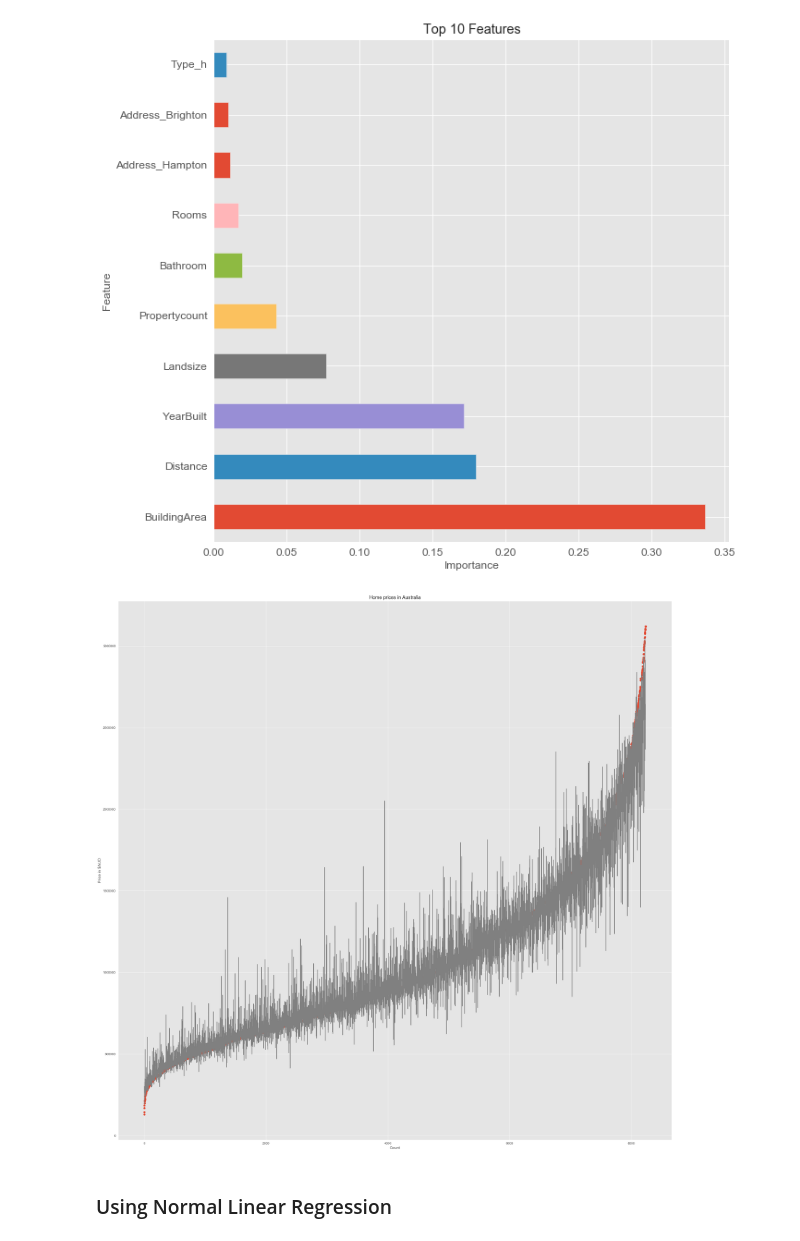
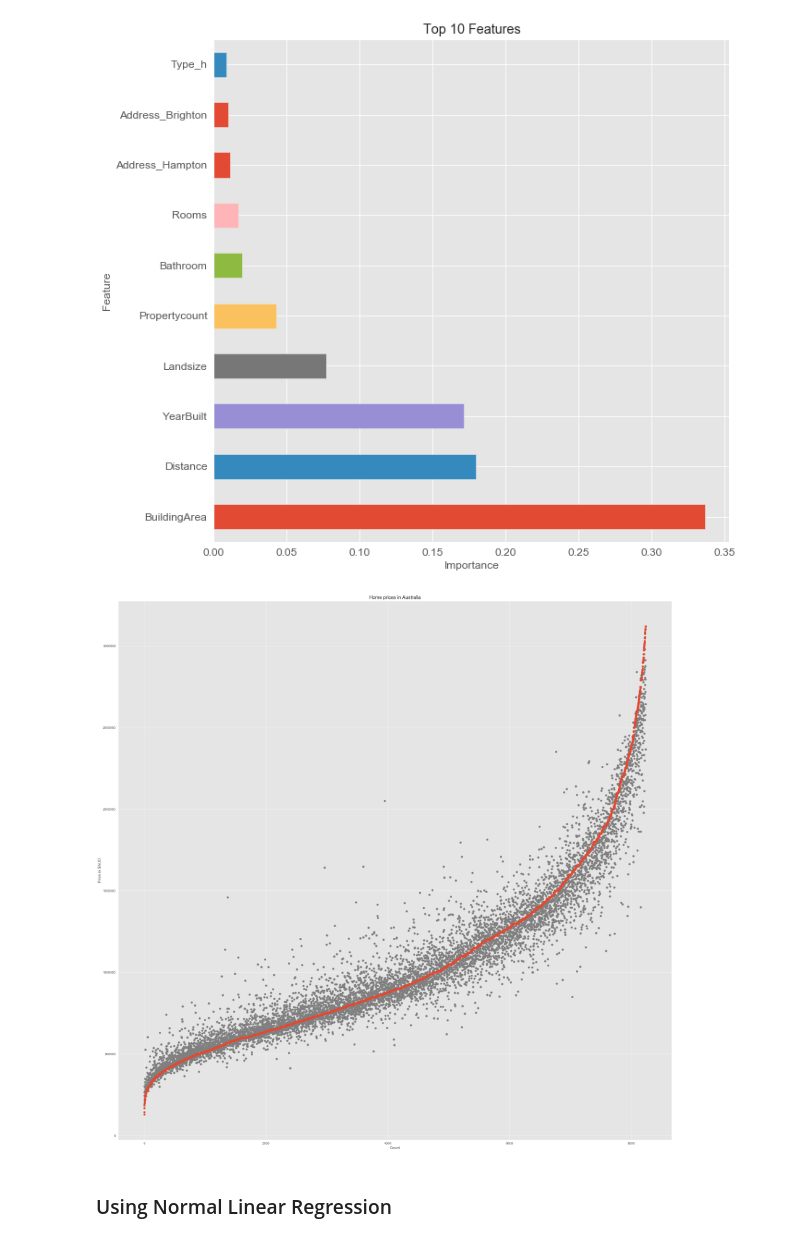
Before and after one commit to belalabu/thinkful, a Jupyter notebook: Housing.ipynb, the cells around one changed output. Drawn from its saved outputs; the diff is of its cells as text; code cells hidden in the pictures.

```diff
--- a/Housing.ipynb
+++ b/Housing.ipynb
@@ -164,14 +164,14 @@ df2sort = df2sort.reset_index(drop=True)
 x_sort2 = df2sort.drop(['Price'], axis=1)
 # %%
 plt.figure(figsize=(30,30))
-plt.plot(np.arange(8233), rfr.predict(x_sort2), color='gray')
+plt.scatter(np.arange(8233), rfr.predict(x_sort2), color='gray')
 plt.scatter(np.arange(8233), y.sort_values())
 plt.xlabel('Count')
 plt.ylabel('Price in $AUD')
 plt.title('Home prices in Australia')
 plt.show()
 # %% [output]
-[figure, old version]
+[figure, new version]
 # %% [markdown]
 ### Using Normal Linear Regression
 # %%
```
Also changed, not shown: parts of 1 cell of this notebook.
